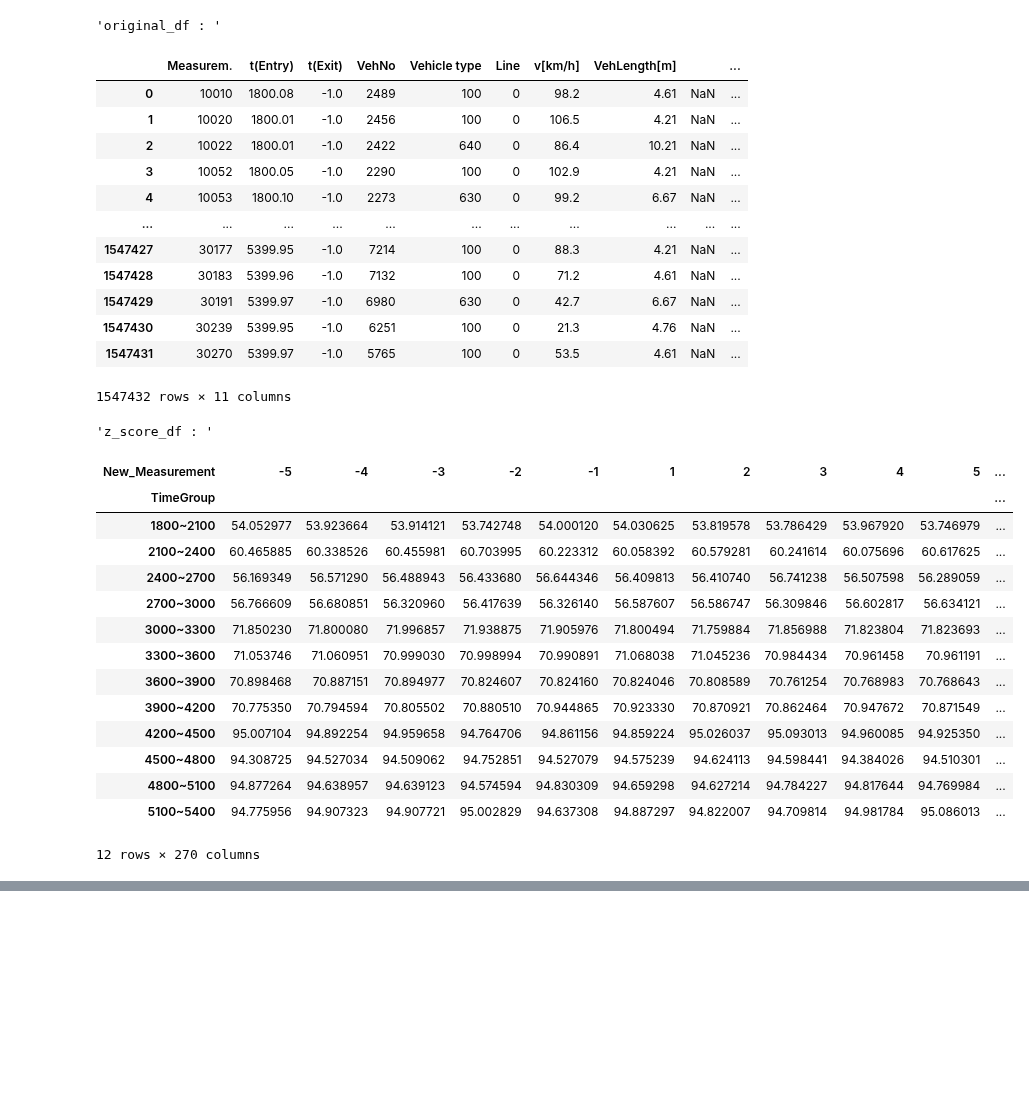
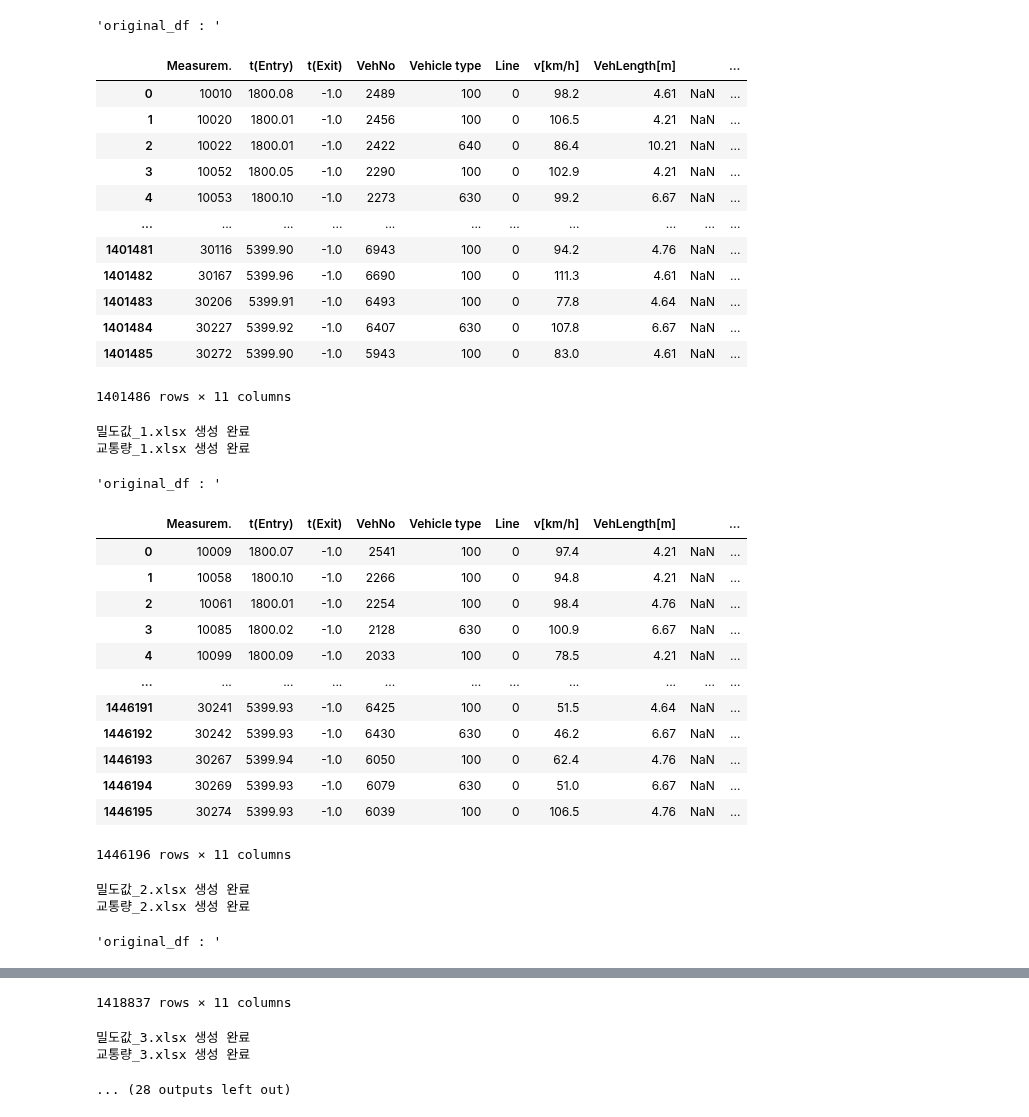
Before and after one commit to hminj98/VISSIM_macro, a Jupyter notebook: network_version2/6. stvm/3-1.stvm_V2.2-2.ipynb, the cells around one changed output, grey strips where cells are left out. Drawn from its saved outputs; the diff is of its cells as text; code cells hidden in the pictures; blank space fills up the shorter version.

```diff
--- a/network_version2/6. stvm/3-1.stvm_V2.2-2.ipynb
+++ b/network_version2/6. stvm/3-1.stvm_V2.2-2.ipynb
@@ -6,7 +6,7 @@ import numpy as np
 """STVM 계산(3차로 점선) + 지상부 추가"""
 """
     STVM 환산점수 계산
-        집계시간 : 5분
+        집계시간 : 5분(300초)
         분석시간 1800~5400
         검지기 : 280개
 """
@@ -380,7 +380,7 @@ def z_to_score(z, z_min, z_max):
         return np.nan
 ###################################################################################################################
 
-folder_path = r"C:\VISSIM_Workspace\network_version2.12.0"
+folder_path = r"C:\VISSIM_Workspace\network_version2.11.0"
 mer_list = [file for file in os.listdir(folder_path) if file.endswith(".mer")]
 
 grouped_df = pd.DataFrame()
@@ -454,7 +454,7 @@ for i in range(len(mer_list)):
 
                 # Z-Score 계산
                 z_score_df = calculate_z_score(stvm_df)
-                display("z_score_df : ", z_score_df)
+                #display("z_score_df : ", z_score_df)
                 #save_to_excel(z_score_df, folder_path, "환산점수", i)
 
                 # 변수별 TimeGroup별 평균
@@ -472,54 +472,68 @@ for i in range(len(mer_list)):
                 # 속도, 밀도 전체 평균값
                 speed_density_df = speed_density_avg(density_df)
                 #save_to_excel(speed_density_df, folder_path, "속도_밀도 평균값", i)
 
                 # 속도 변화 피봇
                 delta_speed_pivot_df = pivot_table(speed_df, "delta_V", preprocess=modify_frame)
                 #save_to_excel(delta_speed_pivot_df, folder_path, "속도변화량", i)
 
                 # 밀도 변화 피봇
                 delta_density_pivot_df = pivot_table(density_df, "delta_K", preprocess=modify_frame)
                 #save_to_excel(delta_density_pivot_df, folder_path, "밀도변화량", i)
 
                 # 속도값 피봇
                 speed_pivot_df = pivot_table(speed_df, "V_mean", preprocess=modify_frame)
                 #save_to_excel(speed_pivot_df, folder_path, "속도값", i)
 
+                # 밀도값 피봇
+                density_pivot_df = pivot_table(density_df, "K", preprocess=modify_frame)
+                #display(density_pivot_df)
+                save_to_excel(density_pivot_df, folder_path, "밀도값", i)
+
+                # 교통량
+                volume_pivot_df = pivot_table(speed_df, "V_count", preprocess=modify_frame)
+                save_to_excel(volume_pivot_df, folder_path, "교통량", i)
+                #display("volume_pivot_df : ", volume_pivot_df)
+
                 # 가중평균속도
-                weighted_speed_df = weighted_avg_speed(original_df)
-                weighted_speed_df = pivot_table(weighted_speed_df, "Weighted_Avg_Speed", preprocess=modify_frame)
+                #weighted_speed_df = weighted_avg_speed(original_df)
+                #weighted_speed_df = pivot_table(weighted_speed_df, "Weighted_Avg_Speed", preprocess=modify_frame)
                 #save_to_excel(weighted_speed_df, folder_path, "가중평균속도", i)
+
                 # 메모리 정리
                 del df, original_df, speed_df, density_df, heavy_df, entry_saturation_df, rfr_df, normality_df, stvm_df, z_score_df
                 gc.collect()
 # %% [output]
 'original_df : '
 |  | Measurem. | t(Entry) | t(Exit) | VehNo | Vehicle type | Line | v[km/h] | VehLength[m] |  | ... |
 | 0 | 10010 | 1800.08 | -1.0 | 2489 | 100 | 0 | 98.2 | 4.61 | NaN | ... |
 | 1 | 10020 | 1800.01 | -1.0 | 2456 | 100 | 0 | 106.5 | 4.21 | NaN | ... |
 | 2 | 10022 | 1800.01 | -1.0 | 2422 | 640 | 0 | 86.4 | 10.21 | NaN | ... |
 | 3 | 10052 | 1800.05 | -1.0 | 2290 | 100 | 0 | 102.9 | 4.21 | NaN | ... |
 | 4 | 10053 | 1800.10 | -1.0 | 2273 | 630 | 0 | 99.2 | 6.67 | NaN | ... |
 | ... | ... | ... | ... | ... | ... | ... | ... | ... | ... | ... |
-| 1547427 | 30177 | 5399.95 | -1.0 | 7214 | 100 | 0 | 88.3 | 4.21 | NaN | ... |
-| 1547428 | 30183 | 5399.96 | -1.0 | 7132 | 100 | 0 | 71.2 | 4.61 | NaN | ... |
-| 1547429 | 30191 | 5399.97 | -1.0 | 6980 | 630 | 0 | 42.7 | 6.67 | NaN | ... |
-| 1547430 | 30239 | 5399.95 | -1.0 | 6251 | 100 | 0 | 21.3 | 4.76 | NaN | ... |
-| 1547431 | 30270 | 5399.97 | -1.0 | 5765 | 100 | 0 | 53.5 | 4.61 | NaN | ... |
+| 1401481 | 30116 | 5399.90 | -1.0 | 6943 | 100 | 0 | 94.2 | 4.76 | NaN | ... |
+| 1401482 | 30167 | 5399.96 | -1.0 | 6690 | 100 | 0 | 111.3 | 4.61 | NaN | ... |
+| 1401483 | 30206 | 5399.91 | -1.0 | 6493 | 100 | 0 | 77.8 | 4.64 | NaN | ... |
+| 1401484 | 30227 | 5399.92 | -1.0 | 6407 | 630 | 0 | 107.8 | 6.67 | NaN | ... |
+| 1401485 | 30272 | 5399.90 | -1.0 | 5943 | 100 | 0 | 83.0 | 4.61 | NaN | ... |
-1547432 rows × 11 columns
+1401486 rows × 11 columns
-'z_score_df : '
+밀도값_1.xlsx 생성 완료
+교통량_1.xlsx 생성 완료
+'original_df : '
-| New_Measurement | -5 | -4 | -3 | -2 | -1 | 1 | 2 | 3 | 4 | 5 | ... |
-| TimeGroup |  |  |  |  |  |  |  |  |  |  | ... |
-| 1800~2100 | 54.052977 | 53.923664 | 53.914121 | 53.742748 | 54.000120 | 54.030625 | 53.819578 | 53.786429 | 53.967920 | 53.746979 | ... |
-| 2100~2400 | 60.465885 | 60.338526 | 60.455981 | 60.703995 | 60.223312 | 60.058392 | 60.579281 | 60.241614 | 60.075696 | 60.617625 | ... |
-| 2400~2700 | 56.169349 | 56.571290 | 56.488943 | 56.433680 | 56.644346 | 56.409813 | 56.410740 | 56.741238 | 56.507598 | 56.289059 | ... |
-| 2700~3000 | 56.766609 | 56.680851 | 56.320960 | 56.417639 | 56.326140 | 56.587607 | 56.586747 | 56.309846 | 56.602817 | 56.634121 | ... |
-| 3000~3300 | 71.850230 | 71.800080 | 71.996857 | 71.938875 | 71.905976 | 71.800494 | 71.759884 | 71.856988 | 71.823804 | 71.823693 | ... |
-| 3300~3600 | 71.053746 | 71.060951 | 70.999030 | 70.998994 | 70.990891 | 71.068038 | 71.045236 | 70.984434 | 70.961458 | 70.961191 | ... |
-| 3600~3900 | 70.898468 | 70.887151 | 70.894977 | 70.824607 | 70.824160 | 70.824046 | 70.808589 | 70.761254 | 70.768983 | 70.768643 | ... |
-| 3900~4200 | 70.775350 | 70.794594 | 70.805502 | 70.880510 | 70.944865 | 70.923330 | 70.870921 | 70.862464 | 70.947672 | 70.871549 | ... |
-| 4200~4500 | 95.007104 | 94.892254 | 94.959658 | 94.764706 | 94.861156 | 94.859224 | 95.026037 | 95.093013 | 94.960085 | 94.925350 | ... |
-| 4500~4800 | 94.308725 | 94.527034 | 94.509062 | 94.752851 | 94.527079 | 94.575239 | 94.624113 | 94.598441 | 94.384026 | 94.510301 | ... |
-| 4800~5100 | 94.877264 | 94.638957 | 94.639123 | 94.574594 | 94.830309 | 94.659298 | 94.627214 | 94.784227 | 94.817644 | 94.769984 | ... |
-| 5100~5400 | 94.775956 | 94.907323 | 94.907721 | 95.002829 | 94.637308 | 94.887297 | 94.822007 | 94.709814 | 94.981784 | 95.086013 | ... |
+|  | Measurem. | t(Entry) | t(Exit) | VehNo | Vehicle type | Line | v[km/h] | VehLength[m] |  | ... |
+| 0 | 10009 | 1800.07 | -1.0 | 2541 | 100 | 0 | 97.4 | 4.21 | NaN | ... |
+| 1 | 10058 | 1800.10 | -1.0 | 2266 | 100 | 0 | 94.8 | 4.21 | NaN | ... |
+| 2 | 10061 | 1800.01 | -1.0 | 2254 | 100 | 0 | 98.4 | 4.76 | NaN | ... |
+| 3 | 10085 | 1800.02 | -1.0 | 2128 | 630 | 0 | 100.9 | 6.67 | NaN | ... |
+| 4 | 10099 | 1800.09 | -1.0 | 2033 | 100 | 0 | 78.5 | 4.21 | NaN | ... |
+| ... | ... | ... | ... | ... | ... | ... | ... | ... | ... | ... |
+| 1446191 | 30241 | 5399.93 | -1.0 | 6425 | 100 | 0 | 51.5 | 4.64 | NaN | ... |
+| 1446192 | 30242 | 5399.93 | -1.0 | 6430 | 630 | 0 | 46.2 | 6.67 | NaN | ... |
+| 1446193 | 30267 | 5399.94 | -1.0 | 6050 | 100 | 0 | 62.4 | 4.76 | NaN | ... |
+| 1446194 | 30269 | 5399.93 | -1.0 | 6079 | 630 | 0 | 51.0 | 6.67 | NaN | ... |
+| 1446195 | 30274 | 5399.93 | -1.0 | 6039 | 100 | 0 | 106.5 | 4.76 | NaN | ... |
-12 rows × 270 columns
+1446196 rows × 11 columns
+밀도값_2.xlsx 생성 완료
+교통량_2.xlsx 생성 완료
+'original_df : '
@@ -525,0 +552,4 @@ for i in range(len(mer_list)):
+1418837 rows × 11 columns
+밀도값_3.xlsx 생성 완료
+교통량_3.xlsx 생성 완료
+... (28 outputs left out)
```
Also changed, not shown: parts of 1 cell of this notebook, 6 other files.
